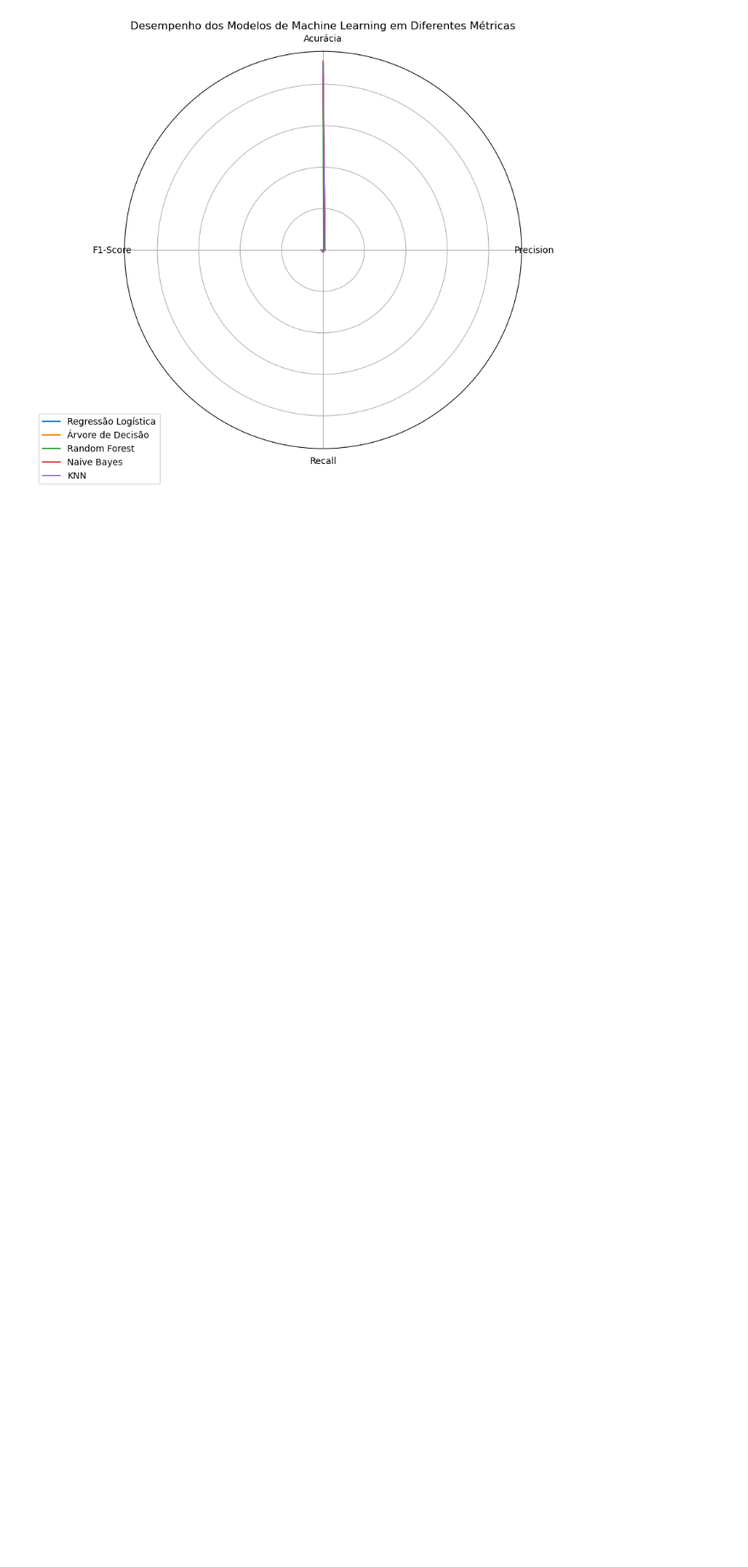
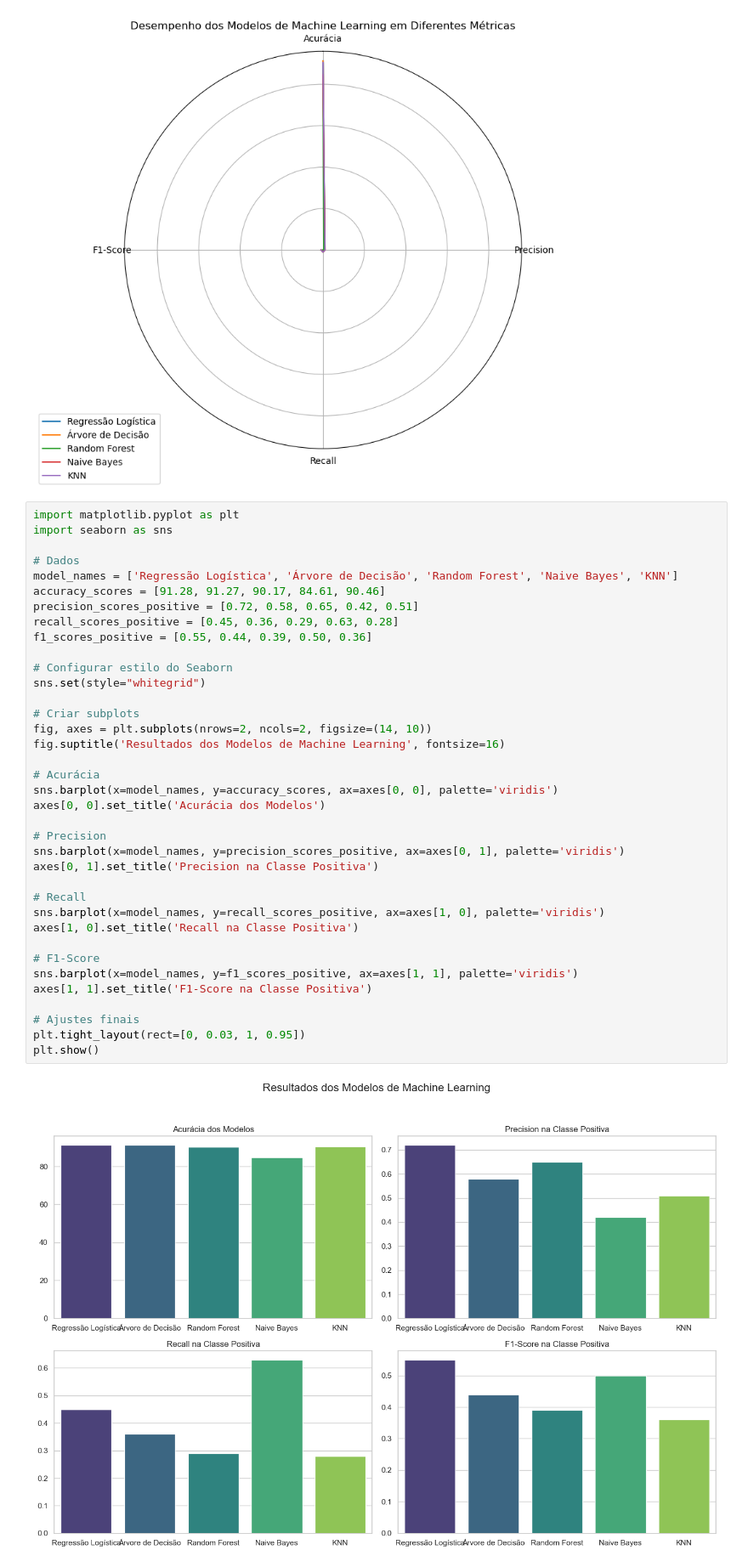
Before and after one commit to joaoalfr/TCC, a Jupyter notebook: TCC Doenças Cardíacas.ipynb, the cells around one changed output. Shown at 85% size. Saved outputs shown, nothing was run; the diff lists cells and outputs as text; blank space fills up the shorter version.

```diff
--- a/TCC Doenças Cardíacas.ipynb
+++ b/TCC Doenças Cardíacas.ipynb
@@ -567,3 +567,42 @@ plt.title('Desempenho dos Modelos de Machine Learning em Diferentes Métricas')
 plt.show()
 # %% [output]
 [figure]
+# %%
+import matplotlib.pyplot as plt
+import seaborn as sns
+
+# Dados
+model_names = ['Regressão Logística', 'Árvore de Decisão', 'Random Forest', 'Naive Bayes', 'KNN']
+accuracy_scores = [91.28, 91.27, 90.17, 84.61, 90.46]
+precision_scores_positive = [0.72, 0.58, 0.65, 0.42, 0.51]
+recall_scores_positive = [0.45, 0.36, 0.29, 0.63, 0.28]
+f1_scores_positive = [0.55, 0.44, 0.39, 0.50, 0.36]
+
+# Configurar estilo do Seaborn
+sns.set(style="whitegrid")
+
+# Criar subplots
+fig, axes = plt.subplots(nrows=2, ncols=2, figsize=(14, 10))
+fig.suptitle('Resultados dos Modelos de Machine Learning', fontsize=16)
+
+# Acurácia
+sns.barplot(x=model_names, y=accuracy_scores, ax=axes[0, 0], palette='viridis')
+axes[0, 0].set_title('Acurácia dos Modelos')
+
+# Precision
+sns.barplot(x=model_names, y=precision_scores_positive, ax=axes[0, 1], palette='viridis')
+axes[0, 1].set_title('Precision na Classe Positiva')
+
+# Recall
+sns.barplot(x=model_names, y=recall_scores_positive, ax=axes[1, 0], palette='viridis')
+axes[1, 0].set_title('Recall na Classe Positiva')
+
+# F1-Score
+sns.barplot(x=model_names, y=f1_scores_positive, ax=axes[1, 1], palette='viridis')
+axes[1, 1].set_title('F1-Score na Classe Positiva')
+
+# Ajustes finais
+plt.tight_layout(rect=[0, 0.03, 1, 0.95])
+plt.show()
+# %% [output]
+[figure, added]
```
